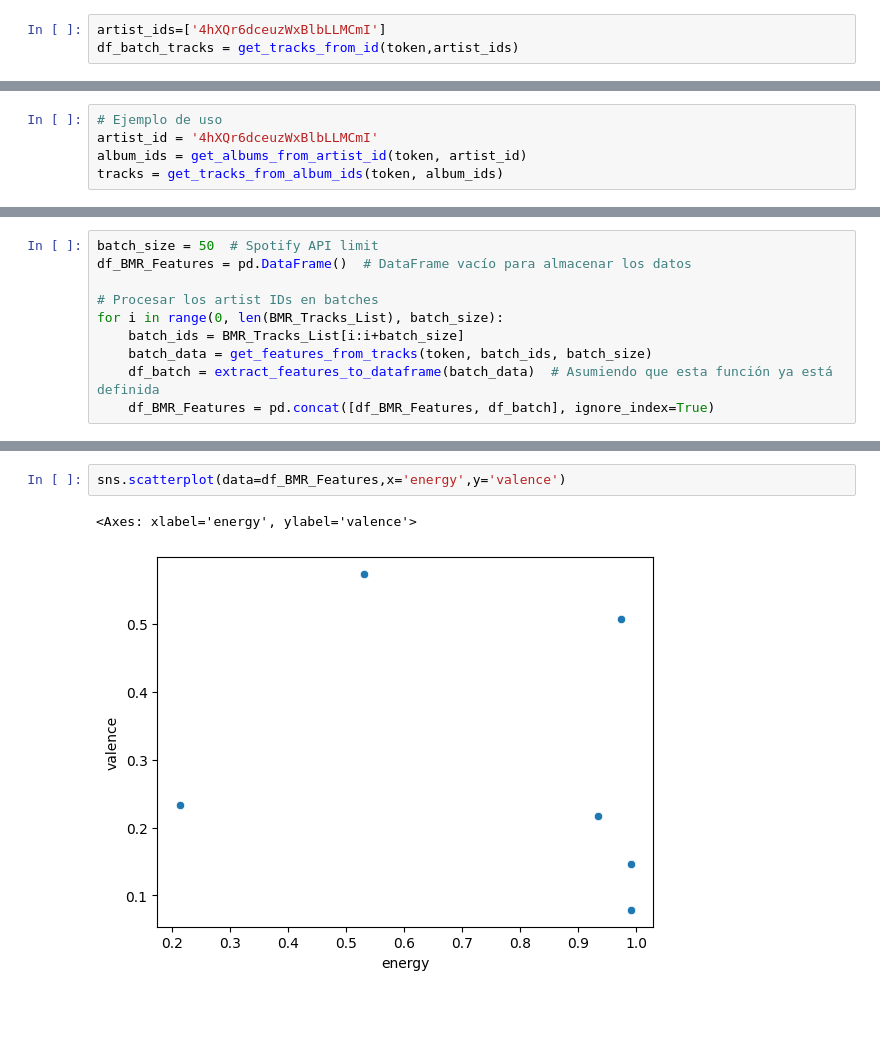
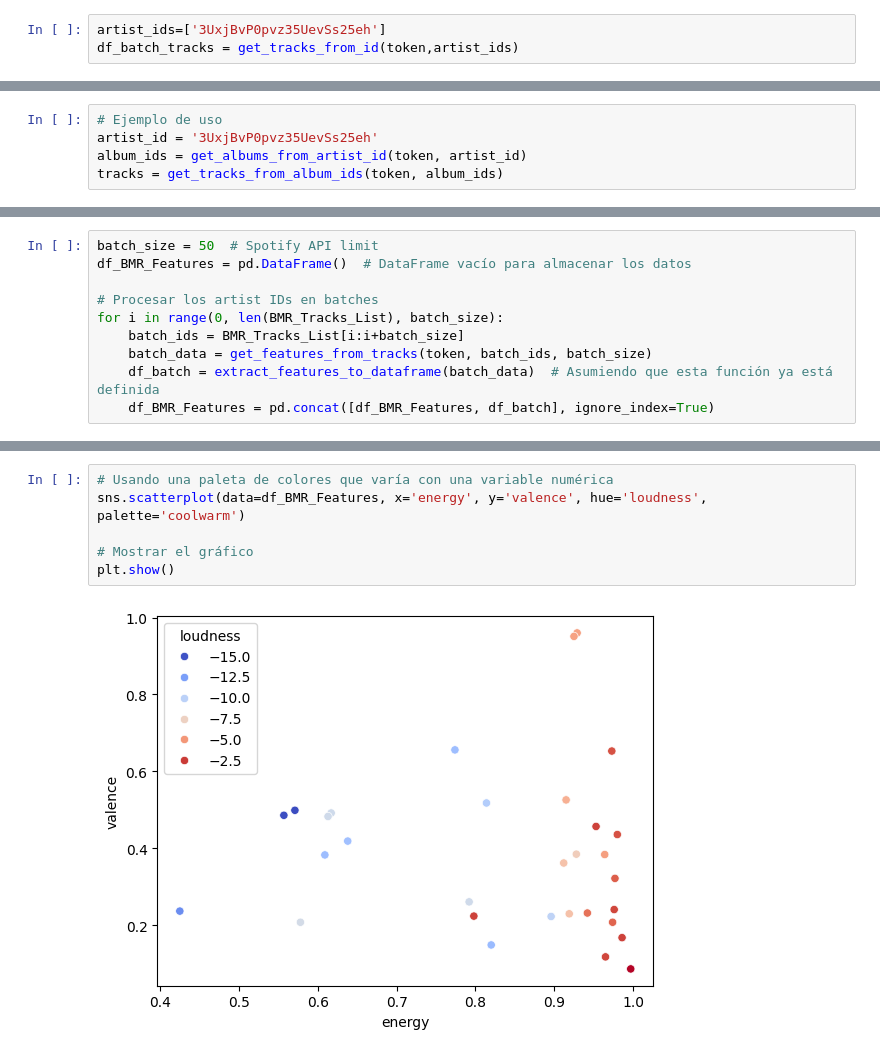
Before and after one commit to chainReactionCol/newRep, a Jupyter notebook: spotifyApiConnection.ipynb, the cells around one changed output, grey strips where cells are left out. Cells and saved outputs as stored; diff of their text form; blank space fills up the shorter version.

```diff
--- a/spotifyApiConnection.ipynb
+++ b/spotifyApiConnection.ipynb
@@ -537,7 +541,7 @@ def get_tracks_from_id(token, artist_ids, batch_size=50):
 
     return all_artist_tracks
 # %%
-artist_ids=['4hXQr6dceuzWxBlbLLMCmI']
+artist_ids=['3UxjBvP0pvz35UevSs25eh']
 df_batch_tracks = get_tracks_from_id(token,artist_ids)
 # %%
 df_batch_tracks
@@ -586,7 +590,7 @@ def get_tracks_from_album_ids(token, album_ids):
     return all_tracks
 # %%
 # Ejemplo de uso
-artist_id = '4hXQr6dceuzWxBlbLLMCmI'
+artist_id = '3UxjBvP0pvz35UevSs25eh'
 album_ids = get_albums_from_artist_id(token, artist_id)
 tracks = get_tracks_from_album_ids(token, album_ids)
 # %%
@@ -704,5 +739,8 @@ df_BMR_Features
 # %%
-sns.scatterplot(data=df_BMR_Features,x='energy',y='valence')
+# Usando una paleta de colores que varía con una variable numérica
+sns.scatterplot(data=df_BMR_Features, x='energy', y='valence', hue='loudness', palette='coolwarm')
+
+# Mostrar el gráfico
+plt.show()
 # %% [output]
-<Axes: xlabel='energy', ylabel='valence'>
-[figure, old version]
+[figure, new version]
```
Also changed, not shown: parts of 10 cells of this notebook, 1 other file.
